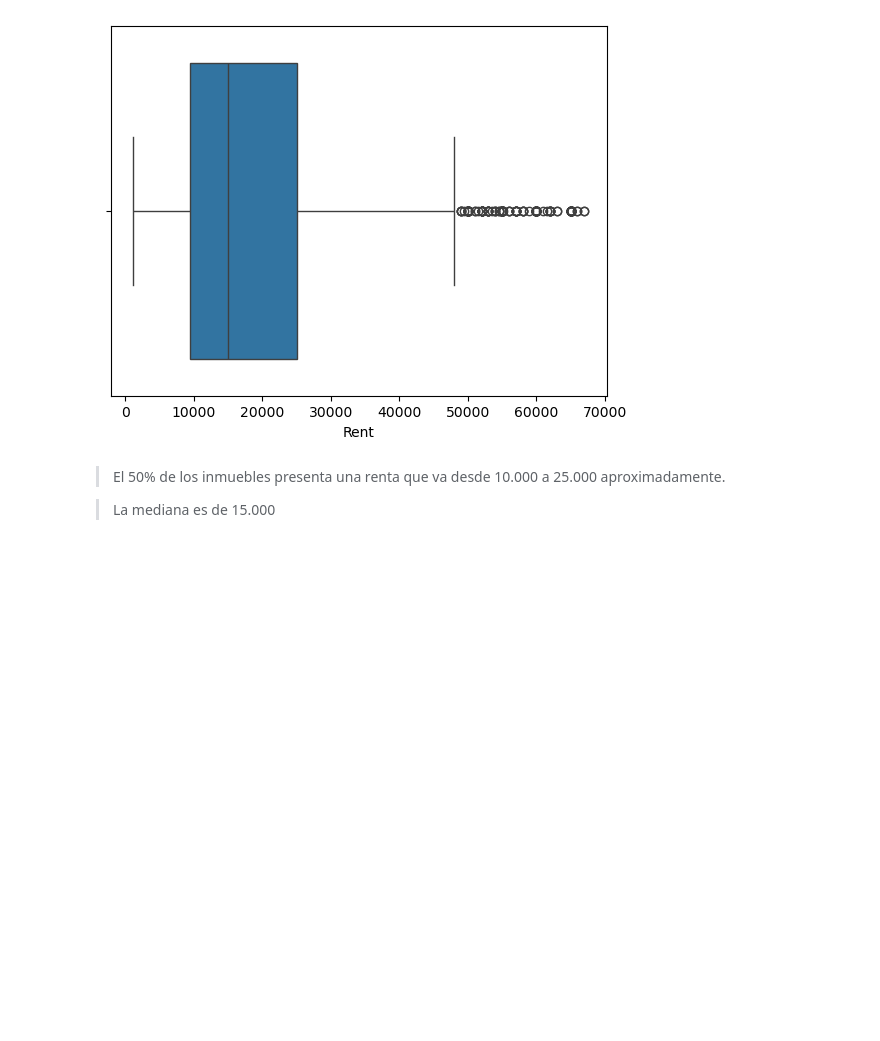
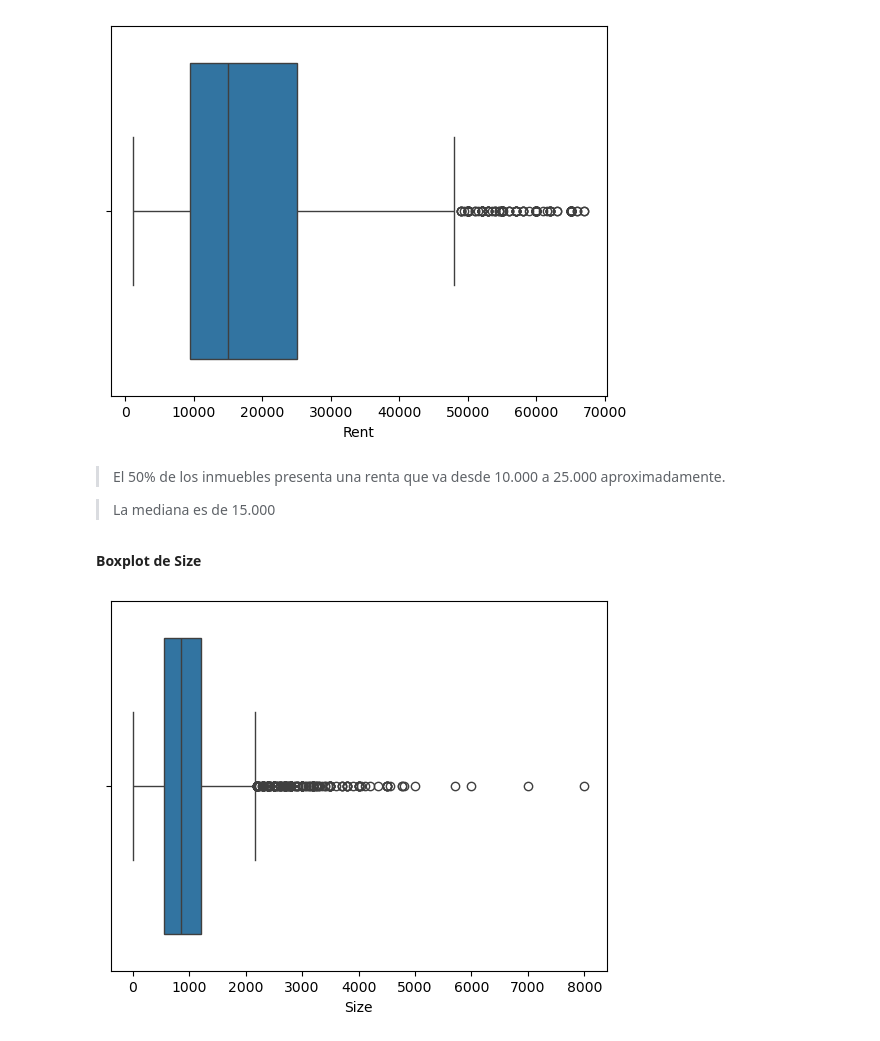
Before and after one commit to jbernalg/Learning_Data, a Jupyter notebook: Course_ML2/Semana_09/JeinffersonBernal_reto8_ML2.ipynb, the cells around one changed output. Saved outputs shown, nothing was run; the diff lists cells and outputs as text; code cells hidden in the pictures; blank space fills up the shorter version.

```diff
--- a/Course_ML2/Semana_09/JeinffersonBernal_reto8_ML2.ipynb
+++ b/Course_ML2/Semana_09/JeinffersonBernal_reto8_ML2.ipynb
@@ -57,3 +57,9 @@ sns.boxplot(x=df_filt['Rent']);
 > El 50% de los inmuebles presenta una renta que va desde 10.000 a 25.000 aproximadamente.
 
 > La mediana es de 15.000
+# %% [markdown]
+__Boxplot de Size__
+# %%
+sns.boxplot(x=df.Size);
+# %% [output]
+[figure, added]
```
Also changed, not shown: parts of 3 cells of this notebook.
